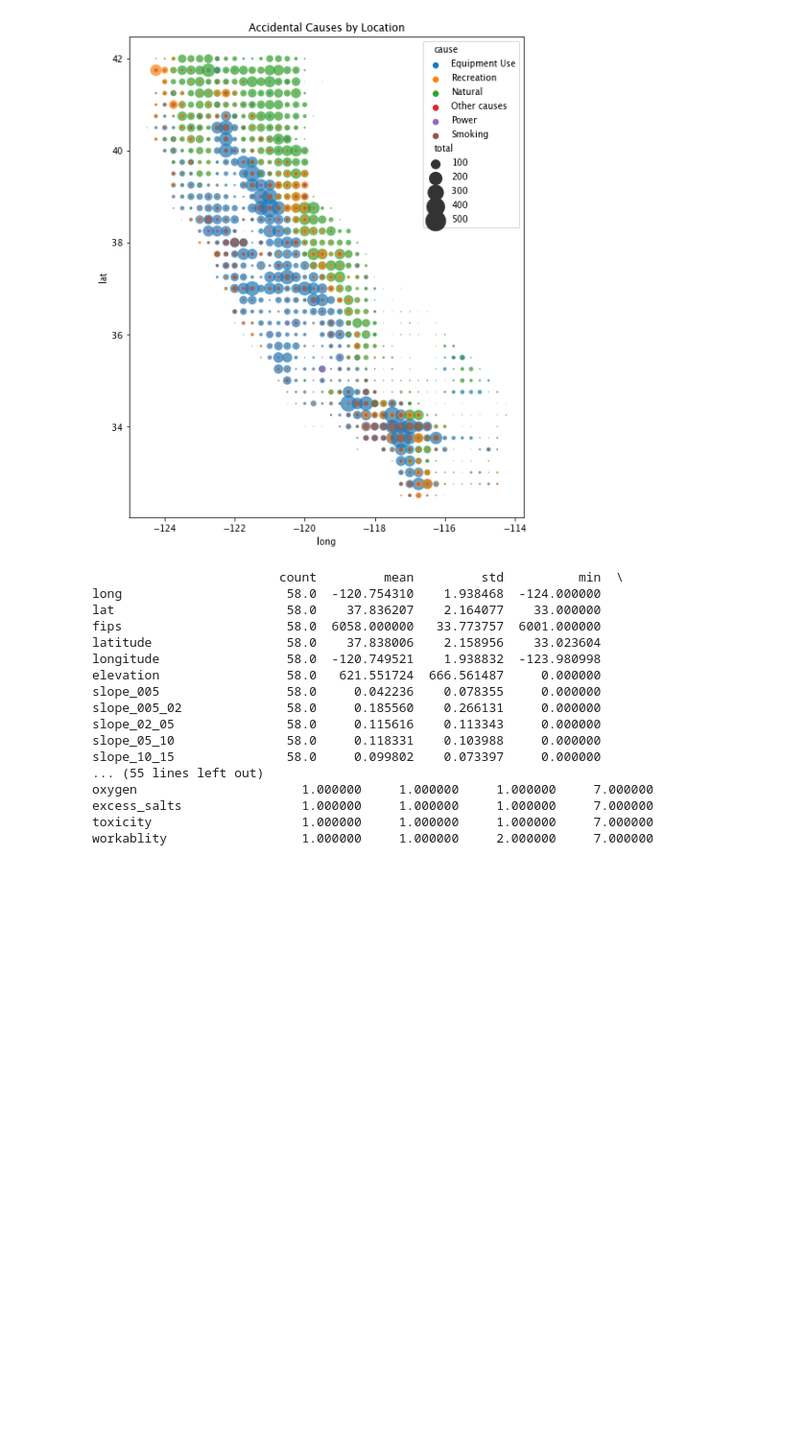
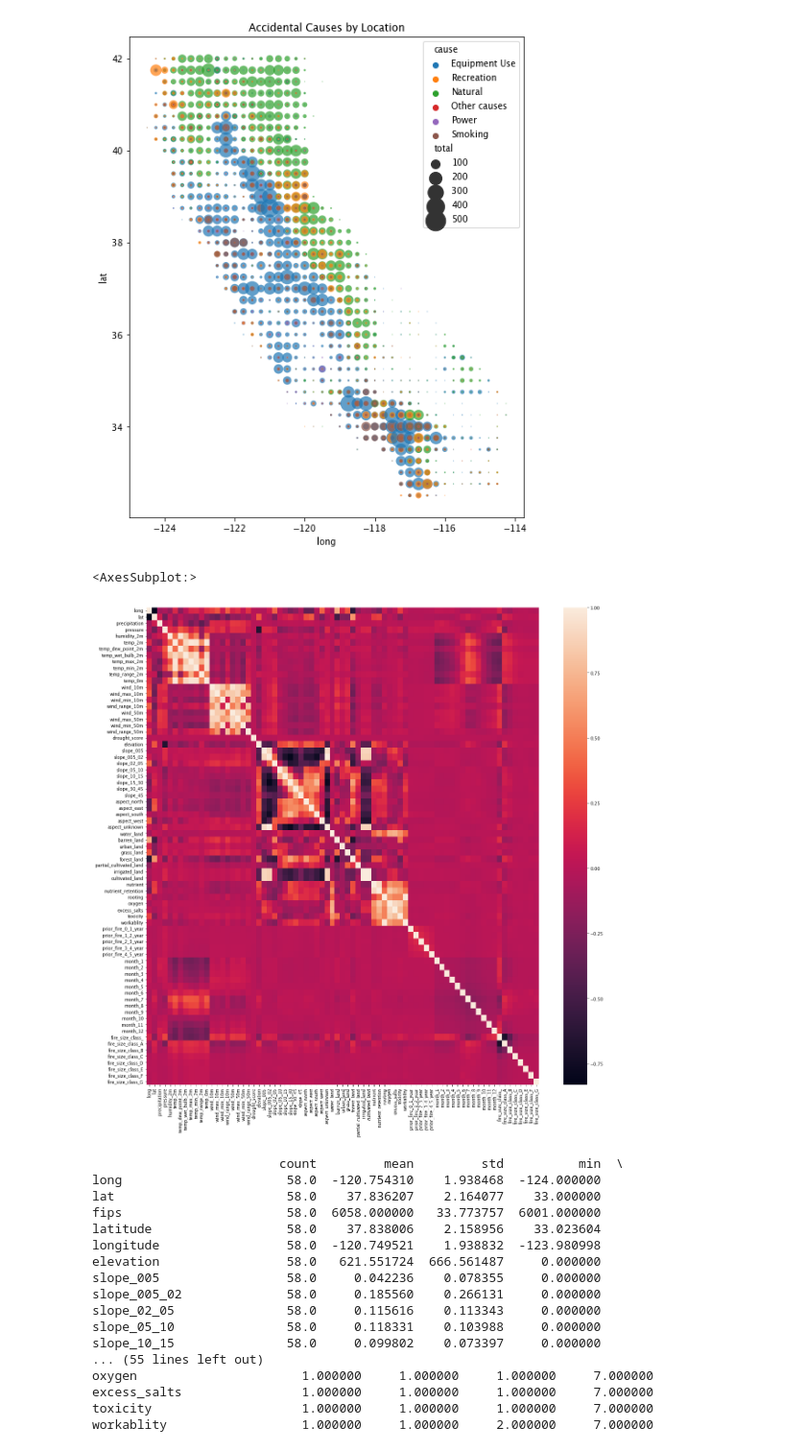
Before and after one commit to eerichmond/ml-wildfire-prediction, a Jupyter notebook: experiments/2_data_exploration.ipynb, the cells around one changed output. Shown at 96% size. Drawn from its saved outputs; the diff is of its cells as text; code cells hidden in the pictures; blank space fills up the shorter version.

```diff
--- a/experiments/2_data_exploration.ipynb
+++ b/experiments/2_data_exploration.ipynb
@@ -183,6 +185,15 @@ sns.scatterplot(x='long', y='lat', data=df_count_by_loc, hue='cause', alpha=0.7,
 plt.show()
 # %% [output]
 [figure]
+# %%
+df_fires = all_col_queries.get_df()
+df_fires_corr = pd.get_dummies(df_fires, columns=['month', 'fire_size_class'])
+
+plt.figure(figsize=(20, 20))
+sns.heatmap(df_fires_corr.corr())
+# %% [output]
+<AxesSubplot:>
+[figure, added]
 # %%
 conn = sqlite3.connect('/Users/eerichmo/Documents/fires.sqlite')
 cur = conn.cursor()
```
Also changed, not shown: parts of 4 cells of this notebook, 27 other files.
